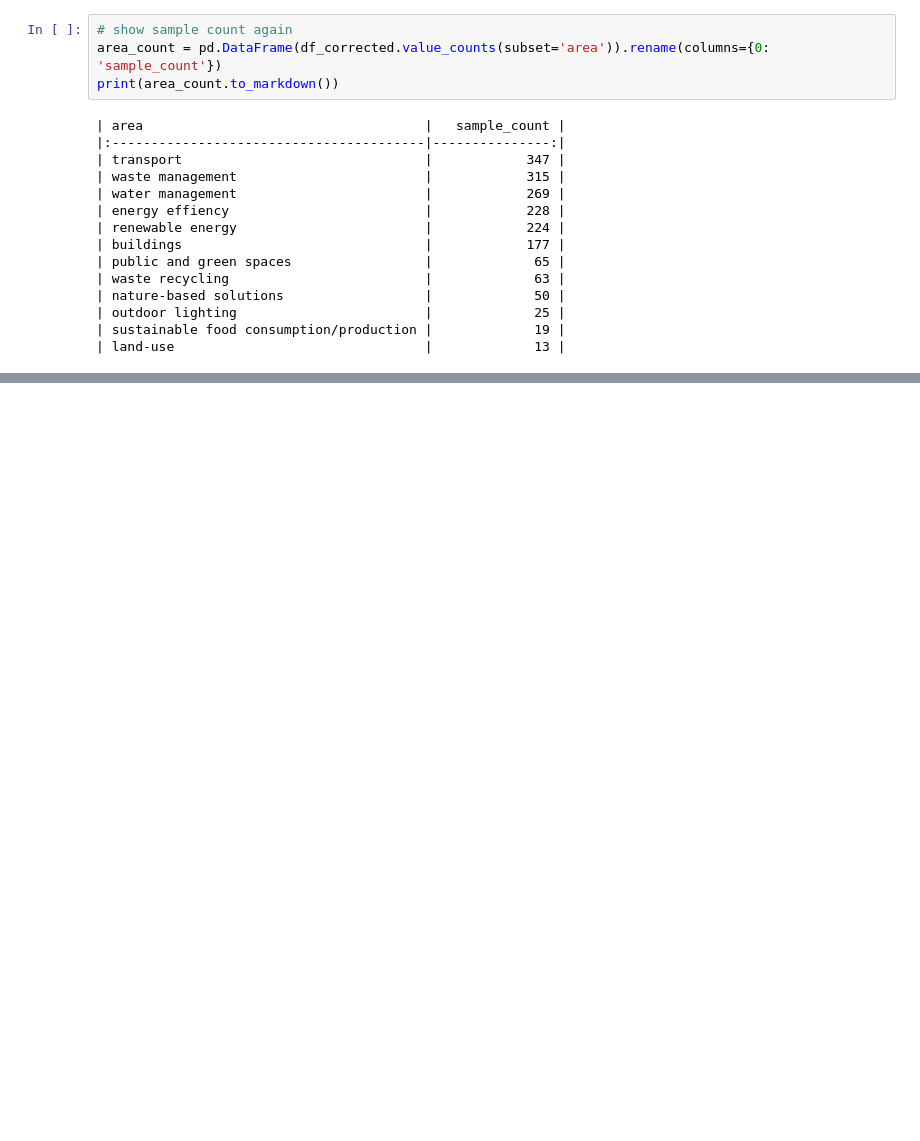
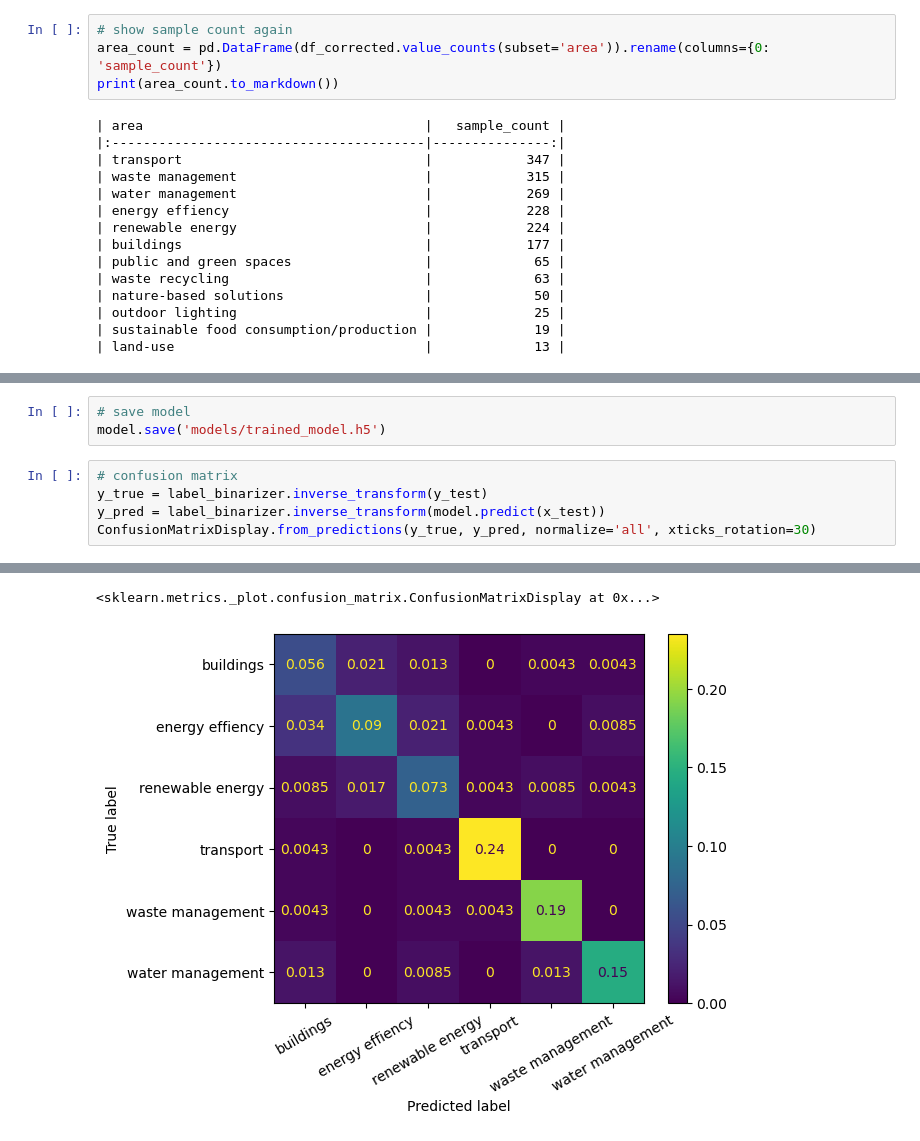
Before and after one commit to thvlio/project-hunter-public, a Jupyter notebook: train_model.ipynb, the cells around one changed output, grey strips where cells are left out. Cells and saved outputs as stored; diff of their text form; blank space fills up the shorter version.

Commit message:
Fixed mistakes, multilingual model, confusion matrix

```diff
--- a/train_model.ipynb
+++ b/train_model.ipynb
@@ -317,0 +366,9 @@ print(df_acc.apply(lambda r: f'{r["acc"]:.4f}', axis=1).to_markdown())
+# %%
+# save model
+model.save('models/trained_model.h5')
+# %%
+# confusion matrix
+y_true = label_binarizer.inverse_transform(y_test)
+y_pred = label_binarizer.inverse_transform(model.predict(x_test))
+ConfusionMatrixDisplay.from_predictions(y_true, y_pred, normalize='all', xticks_rotation=30)
+# %% [output]
@@ -317,0 +376,2 @@ print(df_acc.apply(lambda r: f'{r["acc"]:.4f}', axis=1).to_markdown())
+<sklearn.metrics._plot.confusion_matrix.ConfusionMatrixDisplay at 0x...>
+[figure, added]
```
Also changed, not shown: parts of 22 cells of this notebook, 17 other files.
